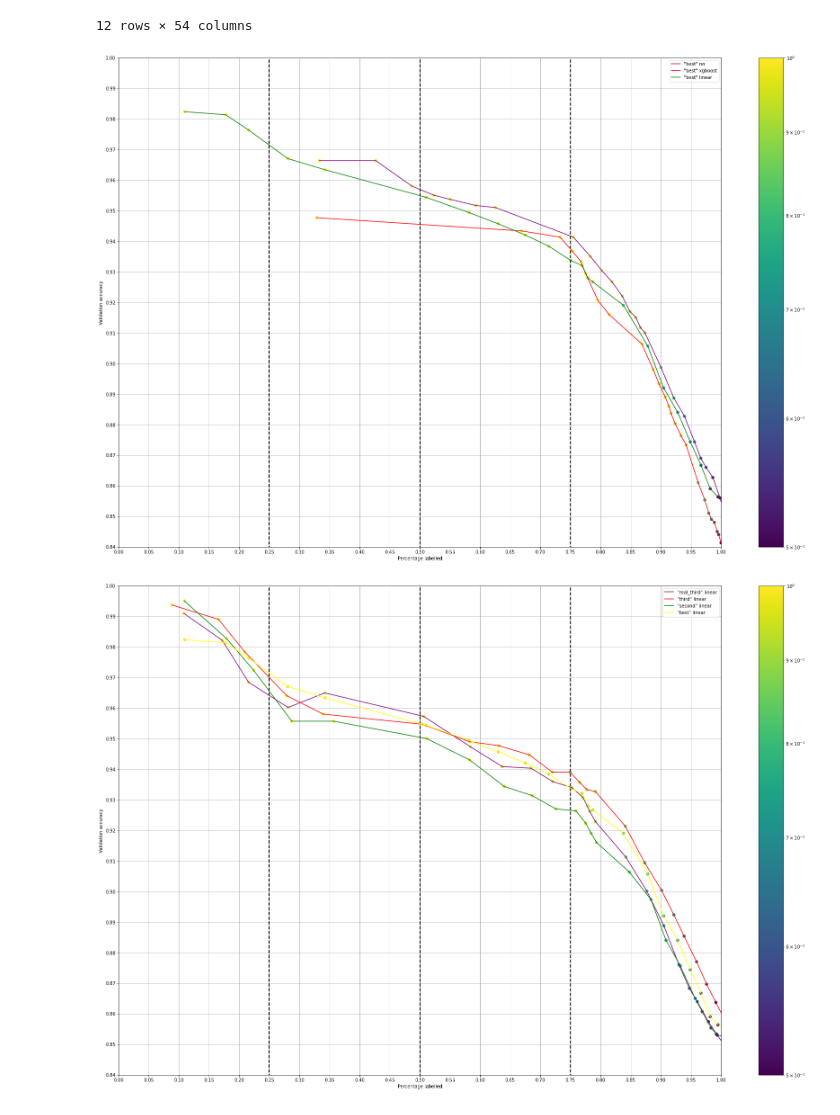
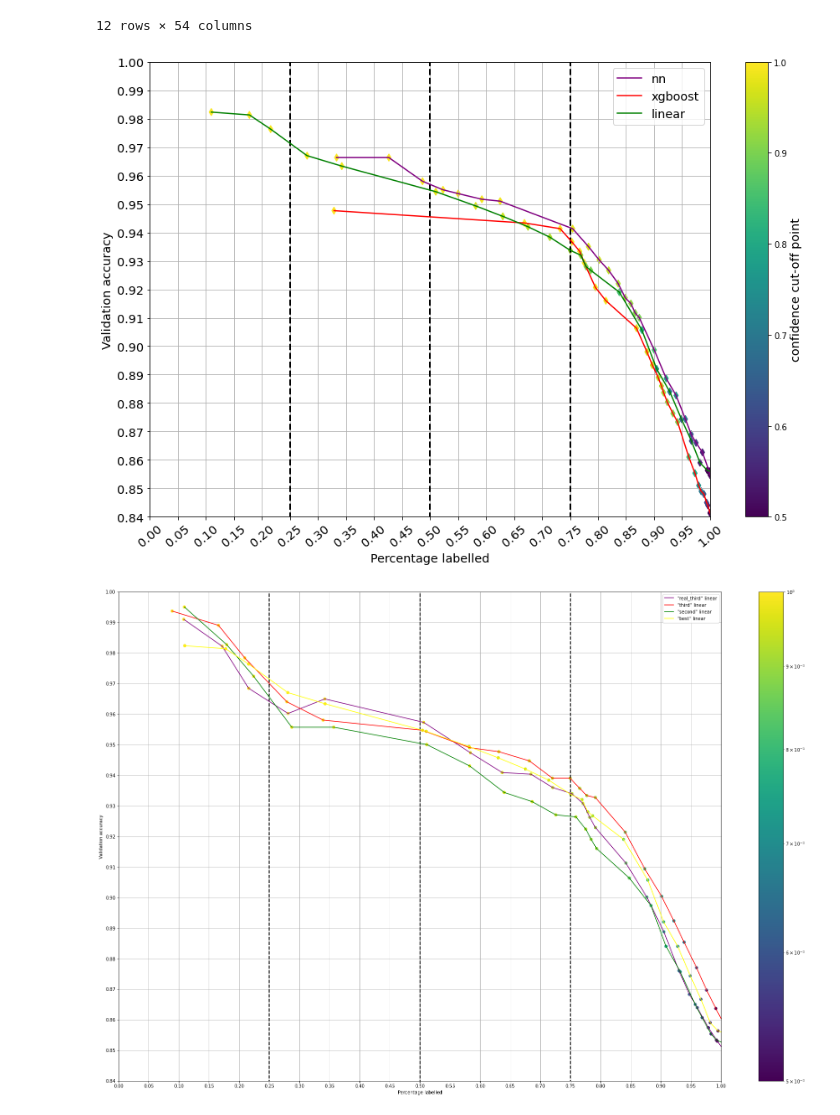
Before and after one commit to awiedenroth/MasterThesisExperiments, a Jupyter notebook: Analyse/Oesch16_nur.ipynb, the cells around one changed output. Saved outputs shown, nothing was run; the diff lists cells and outputs as text; code cells hidden in the pictures.

```diff
--- a/Analyse/Oesch16_nur.ipynb
+++ b/Analyse/Oesch16_nur.ipynb
@@ -81,39 +81,40 @@ accuracies= np.column_stack(accuracies)
 accuracies = [x for x in accuracies]
 percentages = np.column_stack(percentages)
 percentages = [x for x in percentages]
 
 # ich gehe durch die accuracies und ersetze werte wenn es wieder kleiner wird durch nan
 for row in range(len(accuracies)):
     max = 0
     for value in range(len(accuracies[row])):
-        if accuracies[row][value]<max:
+        if accuracies[row][value]<(max-0.01):
             accuracies[row][value] = None
         else:
             max = accuracies[row][value]
 
 
-plt.figure(figsize= (30,20))
+plt.figure(figsize= (15,10))
 for perc, acc, name, combi_mod, linecolor in zip(percentages, accuracies, names, combi_model, colors):
     #print(percentages)
     #for i, j, k in zip(perc, acc, confidences):
-    plt.scatter(x=perc, y=acc, c=confidences, norm=matplotlib.colors.LogNorm(vmin=0.5, vmax=1.0))
-    plt.plot(perc, acc, c=linecolor,  label = f"{name} {combi_mod}")
-plt.colorbar()
+    plt.scatter(x=perc, y=acc, c=confidences, vmin=0.5, vmax=1.0, marker = "d")
+    plt.plot(perc, acc, c=linecolor,  label = f"{combi_mod}")
+cbar = plt.colorbar()
+cbar.set_label('confidence cut-off point')
 
 plt.xlim((0, 1))
 #plt.xscale('log')
 plt.ylim((0.84, 1.0))
 plt.grid()
 plt.yticks(np.arange(0.84, 1.0, step=0.01))
 plt.xticks(np.arange(0, 1.025, step=0.05))
 plt.xlabel("Percentage labelled")
 plt.ylabel("Validation accuracy")
 plt.legend()
 plt.vlines(x=[0.25, 0.5, 0.75], ymin=0, ymax=1, colors='black', ls='--', lw=2)
 #plt.title("")
 plt.show()
 # %% [output]
-[figure, old version]
+[figure, new version]
 # %%
 df1 = pd.read_csv("./oesch16_nur/nn.csv",  sep = ",")
 df2 = pd.read_csv("./oesch16_nur/xgb.csv",  sep = ",")
```
Also changed, not shown: parts of 6 cells of this notebook, 17 other files.
